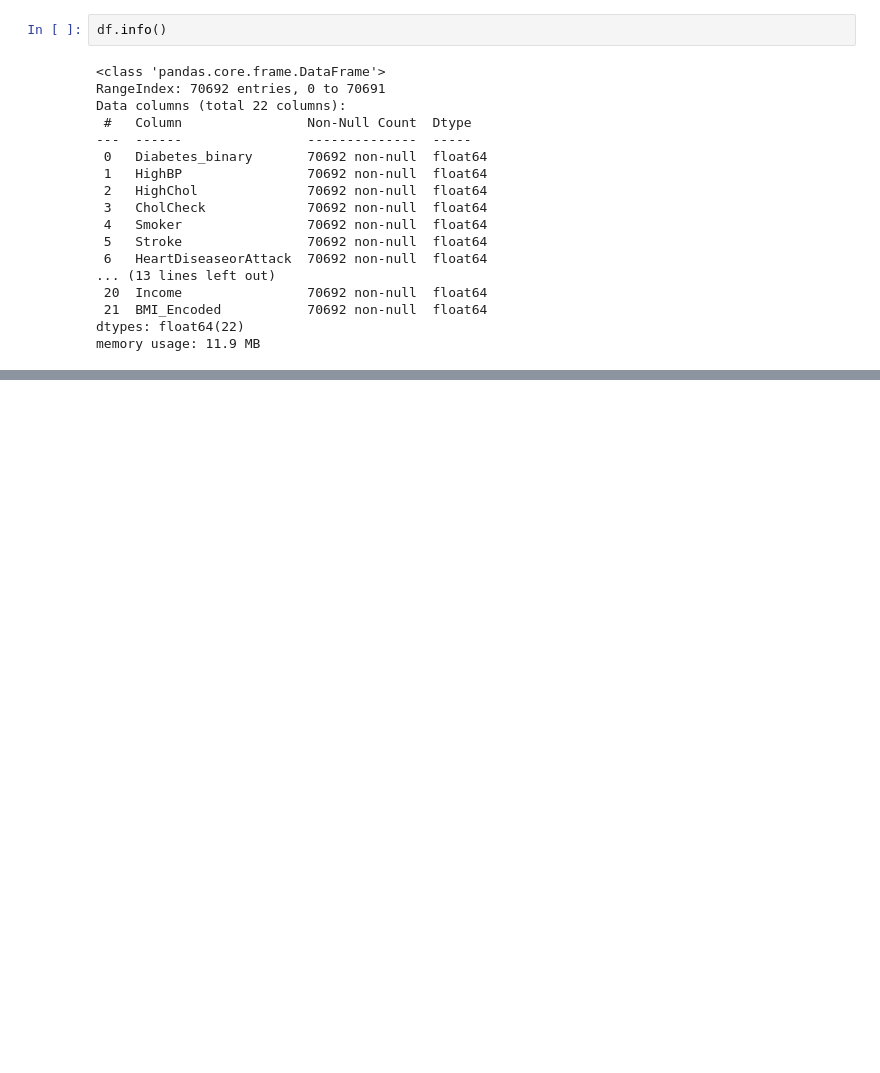
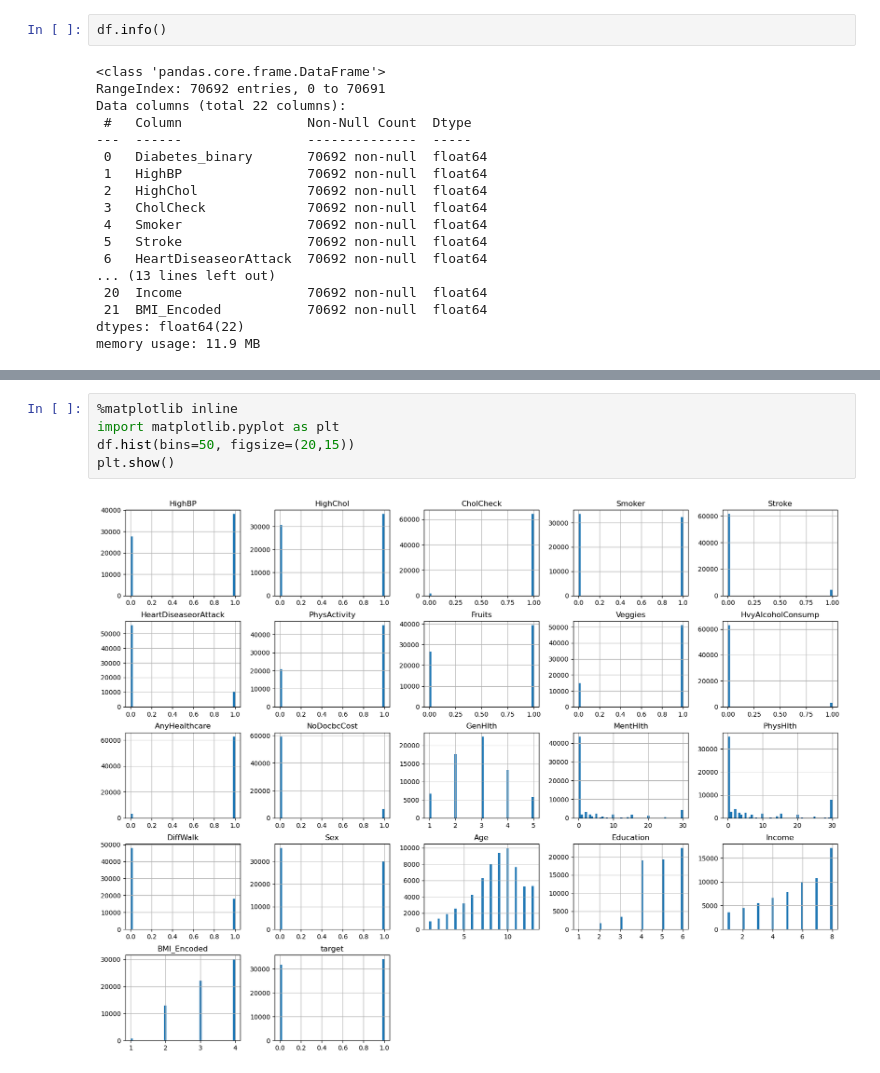
Before and after one commit to ML-Summer/model_grid_search, a Jupyter notebook: model-grid-search.ipynb, the cells around one changed output, grey strips where cells are left out. Saved outputs shown, nothing was run; the diff lists cells and outputs as text; blank space fills up the shorter version.

```diff
--- a/model-grid-search.ipynb
+++ b/model-grid-search.ipynb
@@ -194,0 +288,7 @@ memory usage: 11.9 MB
+# %%
+%matplotlib inline
+import matplotlib.pyplot as plt
+df.hist(bins=50, figsize=(20,15))
+plt.show()
+# %% [output]
+[figure, added]
```
Also changed, not shown: parts of 9 cells of this notebook.
